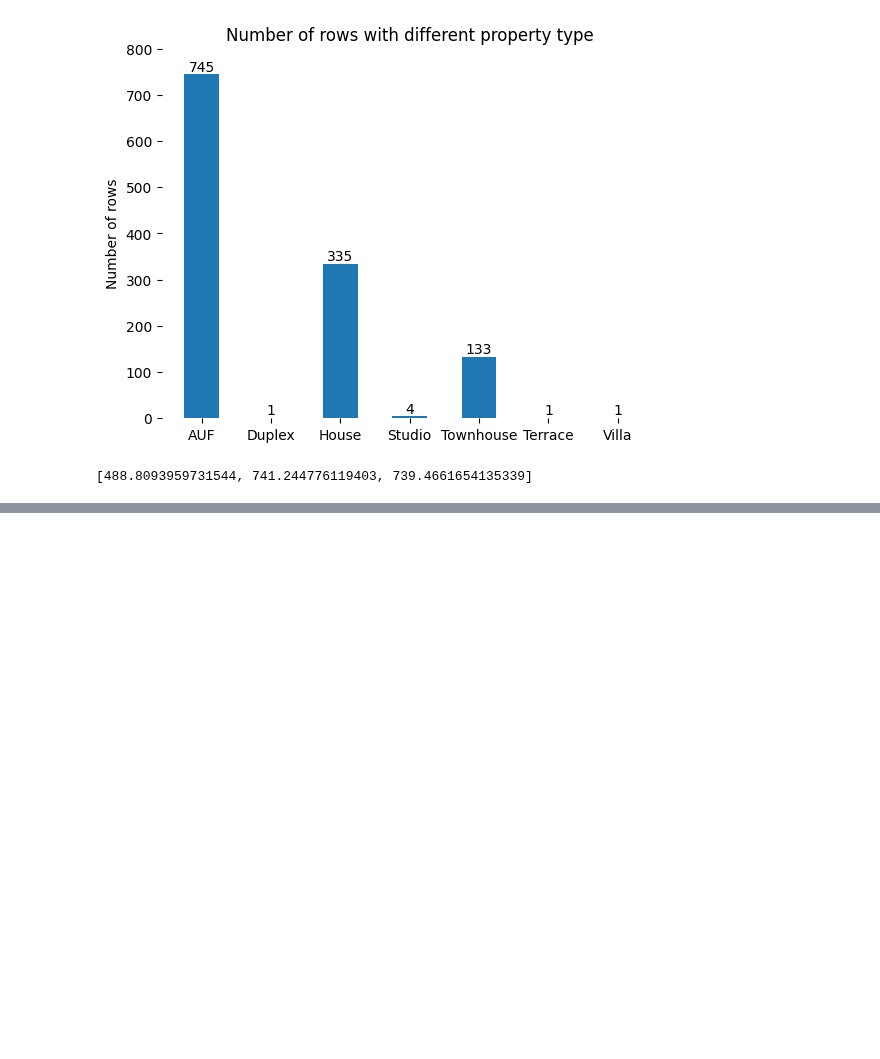
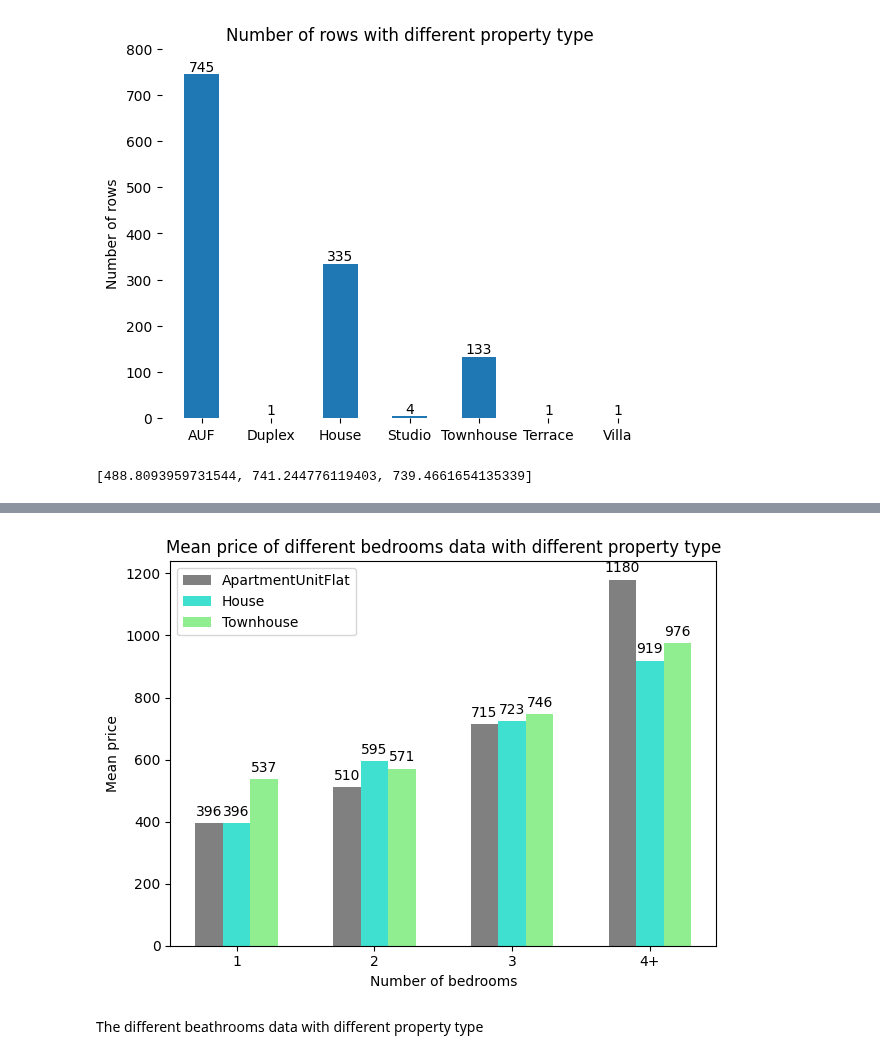
Before and after one commit to MAST30034-Applied-Data-Science/generic-real-estate-consulting-project-group-55, a Jupyter notebook: notebooks/rent_analysis.ipynb, the cells around one changed output, grey strips where cells are left out. Cells and saved outputs as stored; diff of their text form; code cells hidden in the pictures; blank space fills up the shorter version.

```diff
--- a/notebooks/rent_analysis.ipynb
+++ b/notebooks/rent_analysis.ipynb
@@ -431,0 +441,16 @@ mean_property
+# %%
+# get the different bedrooms data with different property type
+bed1_AUF = property_ApartmentUnitFlat[property_ApartmentUnitFlat.bedrooms == 1]
+bed2_AUF = property_ApartmentUnitFlat[property_ApartmentUnitFlat.bedrooms == 2]
+bed3_AUF = property_ApartmentUnitFlat[property_ApartmentUnitFlat.bedrooms == 3]
+bedovr3_AUF = property_ApartmentUnitFlat[property_ApartmentUnitFlat.bedrooms > 3]
+
+bed1_house = property_House[property_House.bedrooms == 1]
+bed2_house = property_House[property_House.bedrooms == 2]
+bed3_house = property_House[property_House.bedrooms == 3]
+bedovr3_house = property_House[property_House.bedrooms > 3]
+
+bed1_townhouse = property_Townhouse[property_Townhouse.bedrooms == 1]
+bed2_townhouse = property_Townhouse[property_Townhouse.bedrooms == 2]
+bed3_townhouse = property_Townhouse[property_Townhouse.bedrooms == 3]
+bedovr3_townhouse = property_Townhouse[property_Townhouse.bedrooms > 3]
@@ -431,0 +486,46 @@ mean_property
+# %%
+# plot the mean price of different bedrooms data with different property type
+import numpy as np
+
+labels = ["1", "2", "3", "4+"]
+
+a = [int(bed1_AUF_mean), int(bed2_AUF_mean), int(bed3_AUF_mean), int(bedovr3_AUF_mean)]
+b = [int(bed1_house_mean), int(bed2_house_mean), int(bed3_house_mean), int(bedovr3_house_mean)]
+c = [int(bed1_townhouse_mean), int(bed2_townhouse_mean), int(bed3_townhouse_mean), int(bedovr3_townhouse_mean)]
+
+x = np.arange(len(labels))
+
+width = 0.2
+
+fig_bed_mean, ax_bed_mean = plt.subplots()
+rects1 = ax_bed_mean.bar(x - width, a, width, label="ApartmentUnitFlat", color="grey")
+rects2 = ax_bed_mean.bar(x, b, width, label="House", color="turquoise")
+rects3 = ax_bed_mean.bar(x + width, c, width, label="Townhouse", color="lightgreen")
+
+ax_bed_mean.set_ylabel("Mean price")
+ax_bed_mean.set_xlabel("Number of bedrooms")
+ax_bed_mean.set_title("Mean price of different bedrooms data with different property type")
+ax_bed_mean.set_xticks(x)
+ax_bed_mean.set_xticklabels(labels)
+ax_bed_mean.legend()
+
+def auto_label(rects):
+    for rect in rects:
+        height = rect.get_height()
+        ax_bed_mean.annotate('{}'.format(height),
+                             xy=(rect.get_x() + rect.get_width() / 2, height),
+                             xytext=(0, 3),
+                             textcoords="offset points",
+                             ha='center', va='bottom')
+
+auto_label(rects1)
+auto_label(rects2)
+auto_label(rects3)
+
+fig_bed_mean.tight_layout()
+plt.savefig("../plots/different bedrooms with different property type.png")
+plt.show()
+# %% [output]
+[figure, added]
+# %% [markdown]
+The different beathrooms data with different property type
```
Also changed, not shown: parts of 32 cells of this notebook, 16 other files.
